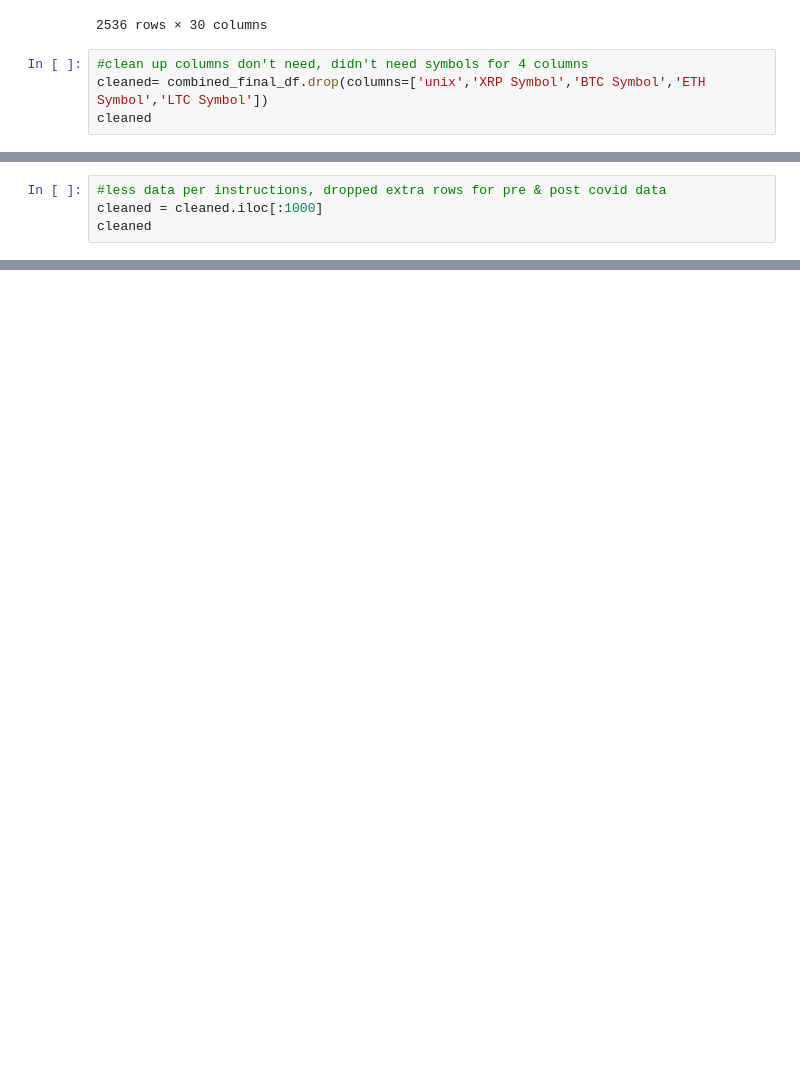
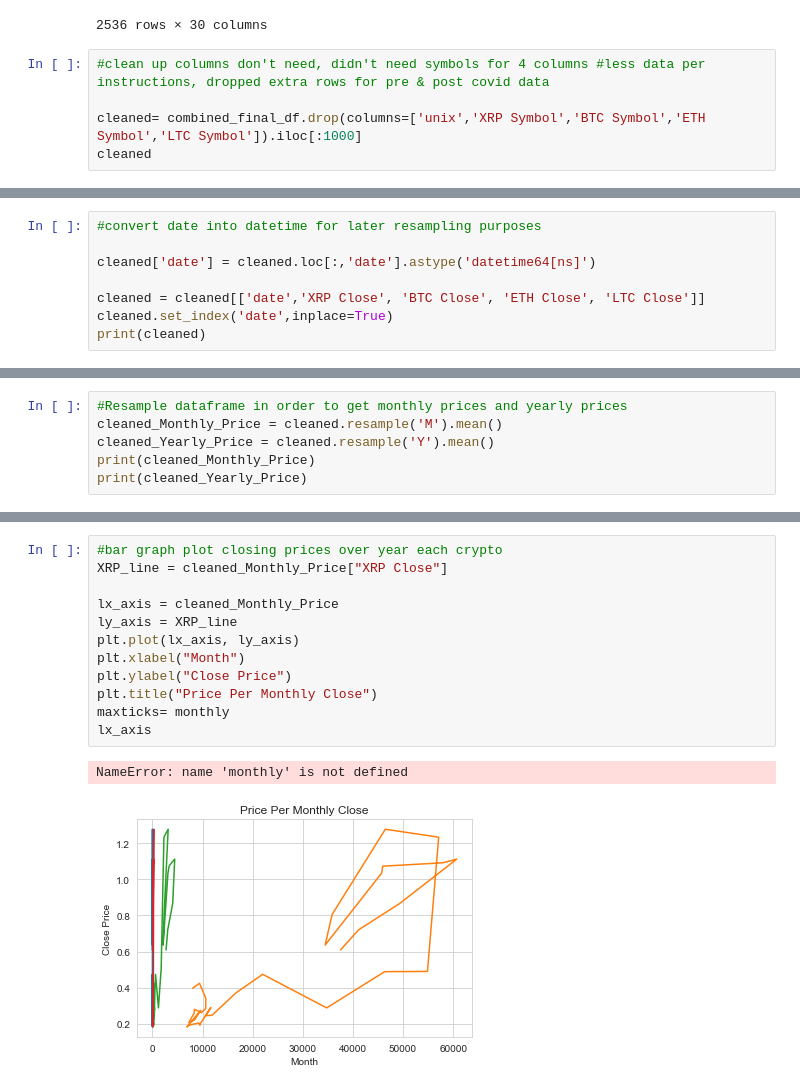
Before and after one commit to reiderwin/mustache-list-sequence, a Jupyter notebook: crypto.ipynb, the cells around one changed output, grey strips where cells are left out. Saved outputs shown, nothing was run; the diff lists cells and outputs as text; blank space fills up the shorter version.

```diff
--- a/crypto.ipynb
+++ b/crypto.ipynb
@@ -174,8 +174,9 @@ combined_final_df
 | 2535 | 1424822400 | 2015-02-25 00:00:00 | XRP/USD | 0.00000 | 0.00000 | 0.00000 | 0.00000 | 0.000000e+00 | 0.000000e+00 | ... |
 2536 rows × 30 columns
 # %%
-#clean up columns don't need, didn't need symbols for 4 columns
-cleaned= combined_final_df.drop(columns=['unix','XRP Symbol','BTC Symbol','ETH Symbol','LTC Symbol'])
+#clean up columns don't need, didn't need symbols for 4 columns #less data per instructions, dropped extra rows for pre & post covid data
+
+cleaned= combined_final_df.drop(columns=['unix','XRP Symbol','BTC Symbol','ETH Symbol','LTC Symbol']).iloc[:1000]
 cleaned
 # %% [output]
 |  | date | XRP Open | XRP High | XRP Low | XRP Close | Volume XRP | XRP Volume USD | BTC Open | BTC High | ... |
@@ -194,4 +194,0 @@ cleaned
-# %%
-#less data per instructions, dropped extra rows for pre & post covid data
-cleaned = cleaned.iloc[:1000]
-cleaned
@@ -211,0 +195,8 @@ cleaned
+# %%
+#convert date into datetime for later resampling purposes
+
+cleaned['date'] = cleaned.loc[:,'date'].astype('datetime64[ns]')
+
+cleaned = cleaned[['date','XRP Close', 'BTC Close', 'ETH Close', 'LTC Close']]
+cleaned.set_index('date',inplace=True)
+print(cleaned)
@@ -211,0 +219,6 @@ cleaned
+# %%
+#Resample dataframe in order to get monthly prices and yearly prices
+cleaned_Monthly_Price = cleaned.resample('M').mean()
+cleaned_Yearly_Price = cleaned.resample('Y').mean()
+print(cleaned_Monthly_Price)
+print(cleaned_Yearly_Price)
@@ -211,0 +243,15 @@ cleaned
+# %%
+#bar graph plot closing prices over year each crypto
+XRP_line = cleaned_Monthly_Price["XRP Close"]
+
+lx_axis = cleaned_Monthly_Price
+ly_axis = XRP_line
+plt.plot(lx_axis, ly_axis)
+plt.xlabel("Month")
+plt.ylabel("Close Price")
+plt.title("Price Per Monthly Close")
+maxticks= monthly
+lx_axis
+# %% [output]
+NameError: name 'monthly' is not defined
+[figure, added]
```
Also changed, not shown: parts of 5 cells of this notebook.
